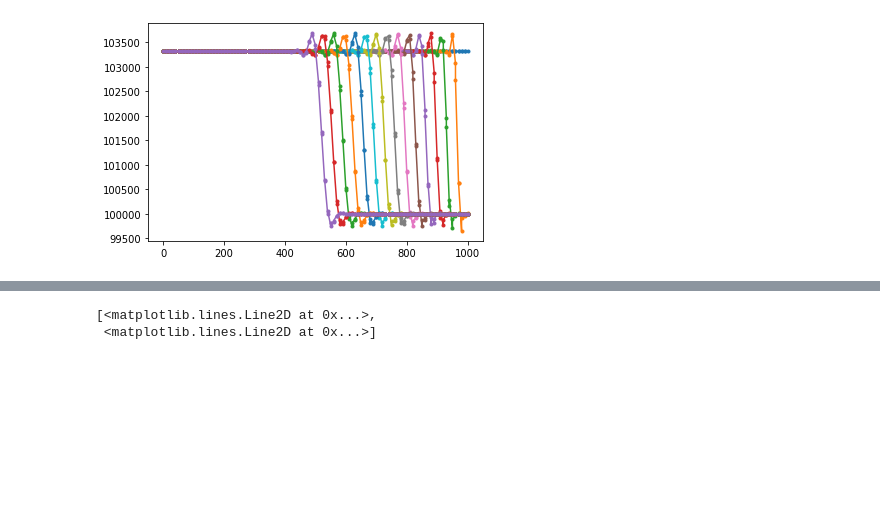
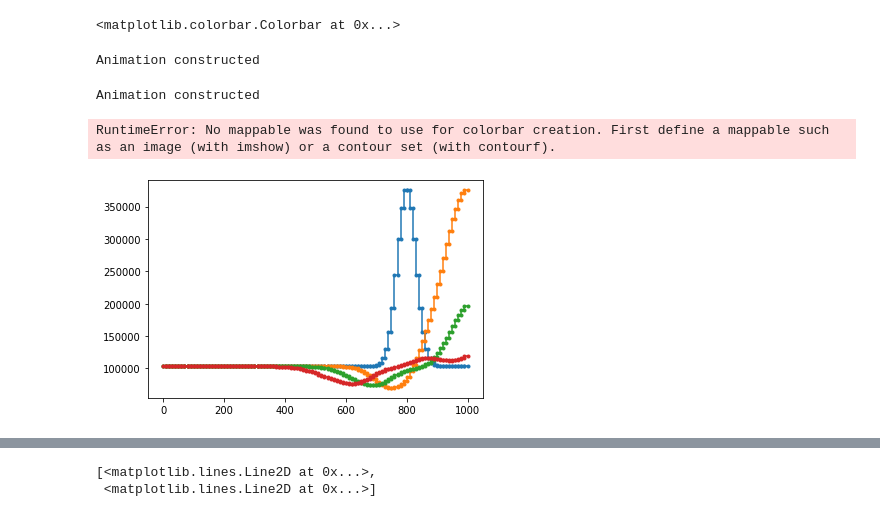
Before and after one commit to fredriclam/quail_volcano, a Jupyter notebook: scenarios/verification_acoustic/verification_acoustic.ipynb, the cells around one changed output, grey strips where cells are left out. Cells and saved outputs as stored; diff of their text form; code cells hidden in the pictures; blank space fills up the shorter version.

```diff
--- a/scenarios/verification_acoustic/verification_acoustic.ipynb
+++ b/scenarios/verification_acoustic/verification_acoustic.ipynb
@@ -76,0 +85,14 @@ os.chdir(target_dir)
+# %%
+# Plot snapshot of momentum in radial direction
+
+i = 35
+x1, p = mdtools.downsample(solver2D_from(i,1), plot_qty="XMomentum")
+clims = (-10,40)
+mdtools.plot_mean(x1, p, clims)
+
+x2, p = mdtools.downsample(solver2D_from(i,2), plot_qty="XMomentum")
+mdtools.plot_mean(x2, p, clims)
+sm = plt.cm.ScalarMappable(
+  norm=matplotlib.colors.Normalize(vmin=clims[0], vmax=clims[1]),
+  cmap=plt.get_cmap())
+cb = plt.colorbar(sm)
@@ -76,0 +763,31 @@ os.chdir(target_dir)
+# %%
+plt.figure(3)
+plt.clf()
+file_idx = 70
+clims_vv_loc = (0, 100)
+mdtools.plot_mean(*mdtools.downsample(readwritedatafiles.read_data_file(
+  f".\\atm3SteadyState_inlet_{file_idx}.pkl"), "XVelocity"),
+  clims_vv_loc)
+mdtools.plot_mean(*mdtools.downsample(readwritedatafiles.read_data_file(
+  f".\\atm2SteadyState_inlet_{file_idx}.pkl"), "XVelocity"),
+  clims_vv_loc)
+mdtools.plot_mean(*mdtools.downsample(readwritedatafiles.read_data_file(
+  f".\\atmSteadyState_inlet_{file_idx}.pkl"), "XVelocity"),
+  clims_vv_loc)
+gen_colorbar(clims_vv_loc)
+# %% [output]
+<matplotlib.colorbar.Colorbar at 0x...>
+# %%
+mdtools.generate_anim(["atmSteadyState_inlet", "atm2SteadyState_inlet", "atm3SteadyState_inlet"], [], "atm_dump_test_none", 27,
+  "Pressure", initial=1, stride=5, is_high_detail=False)
+# %% [output]
+Animation constructed
+# %%
+mdtools.generate_anim([], ["conduitSteadyState_inlet"], "atm_dump_test_conduit_p", 27,
+  "Pressure", initial=1, stride=5, is_high_detail=False)
+# %% [output]
+Animation constructed
+# %%
+plt.colorbar()
+# %% [output]
+RuntimeError: No mappable was found to use for colorbar creation. First define a mappable such as an image (with imshow) or a contour set (with contourf).
@@ -77,10 +816,10 @@ os.chdir(target_dir)
 # %%
 solver_from = lambda i: readwritedatafiles.read_data_file(
   f"verification_conduit_p_{i}.pkl")
 # for i in range(5):
   # mdtools.viz(solver_from(i),"XVelocity")
 # plt.figure()
-for i in range(0,30,2):
+for i in range(0,20,5):
   mdtools.viz(solver_from(i))
 # %% [output]
-[figure, old version]
+[figure, new version]
```
Also changed, not shown: parts of 37 cells of this notebook, 3 other files.
